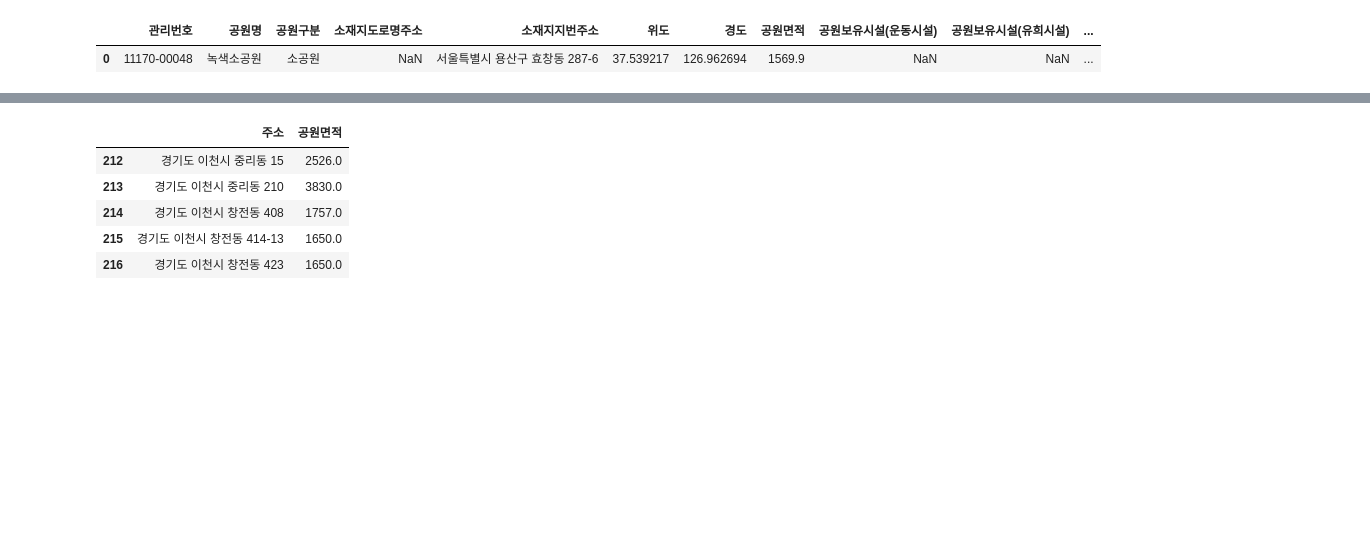
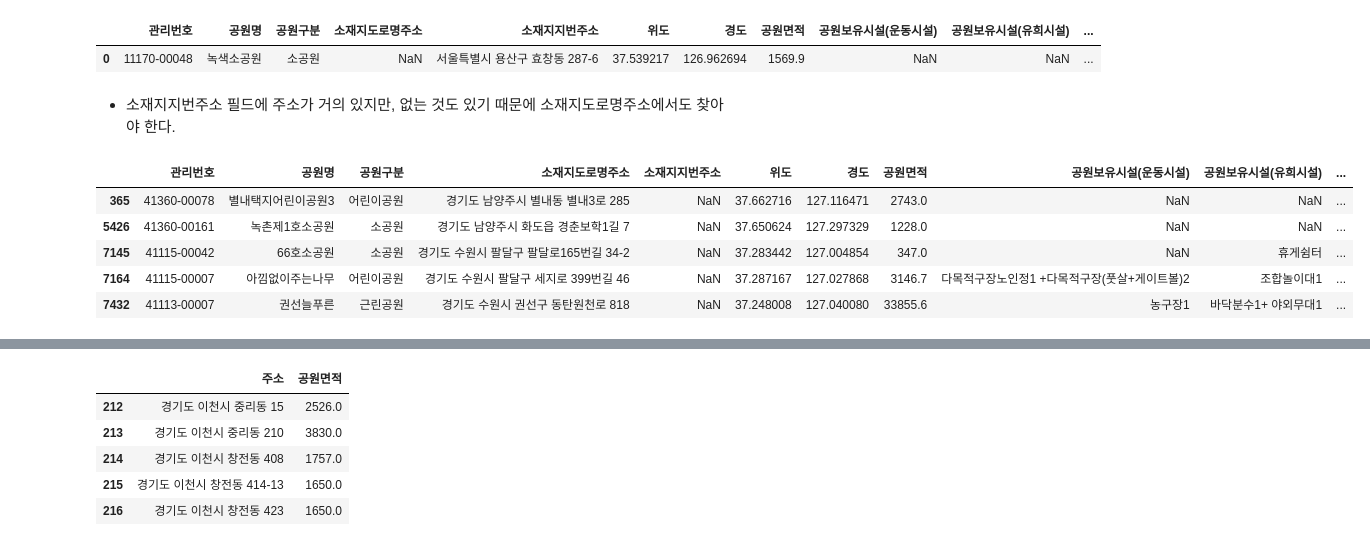
Before and after one commit to ssmpet/DataAnalysis_Lecture-2023.04, a Jupyter notebook: 04.지도시각화/14.경기도공원단계구분도.ipynb, the cells around one changed output, grey strips where cells are left out. Cells and saved outputs as stored; diff of their text form; code cells hidden in the pictures; blank space fills up the shorter version.

```diff
--- a/04.지도시각화/14.경기도공원단계구분도.ipynb
+++ b/04.지도시각화/14.경기도공원단계구분도.ipynb
@@ -13,3 +13,14 @@ gpark.head(1)
 # %% [output]
 |  | 관리번호 | 공원명 | 공원구분 | 소재지도로명주소 | 소재지지번주소 | 위도 | 경도 | 공원면적 | 공원보유시설(운동시설) | 공원보유시설(유희시설) | ... |
 | 0 | 11170-00048 | 녹색소공원 | 소공원 | NaN | 서울특별시 용산구 효창동 287-6 | 37.539217 | 126.962694 | 1569.9 | NaN | NaN | ... |
+# %% [markdown]
+- 소재지지번주소 필드에 주소가 거의 있지만, 없는 것도 있기 때문에 소재지도로명주소에서도 찾아야 한다.
+# %%
+gpark[(gpark.소재지도로명주소.str.find('경기도')>=0) & (gpark.소재지지번주소.isna())]
+# %% [output]
+|  | 관리번호 | 공원명 | 공원구분 | 소재지도로명주소 | 소재지지번주소 | 위도 | 경도 | 공원면적 | 공원보유시설(운동시설) | 공원보유시설(유희시설) | ... |
+| 365 | 41360-00078 | 별내택지어린이공원3 | 어린이공원 | 경기도 남양주시 별내동 별내3로 285 | NaN | 37.662716 | 127.116471 | 2743.0 | NaN | NaN | ... |
+| 5426 | 41360-00161 | 녹촌제1호소공원 | 소공원 | 경기도 남양주시 화도읍 경춘보학1길 7 | NaN | 37.650624 | 127.297329 | 1228.0 | NaN | NaN | ... |
+| 7145 | 41115-00042 | 66호소공원 | 소공원 | 경기도 수원시 팔달구 팔달로165번길 34-2 | NaN | 37.283442 | 127.004854 | 347.0 | NaN | 휴게쉼터 | ... |
+| 7164 | 41115-00007 | 아낌없이주는나무 | 어린이공원 | 경기도 수원시 팔달구 세지로 399번길 46 | NaN | 37.287167 | 127.027868 | 3146.7 | 다목적구장노인정1 +다목적구장(풋살+게이트볼)2 | 조합놀이대1 | ... |
+| 7432 | 41113-00007 | 권선늘푸른 | 근린공원 | 경기도 수원시 권선구 동탄원천로 818 | NaN | 37.248008 | 127.040080 | 33855.6 | 농구장1 | 바닥분수1+ 야외무대1 | ... |
```
Also changed, not shown: parts of 1 cell of this notebook, 2 other files.
